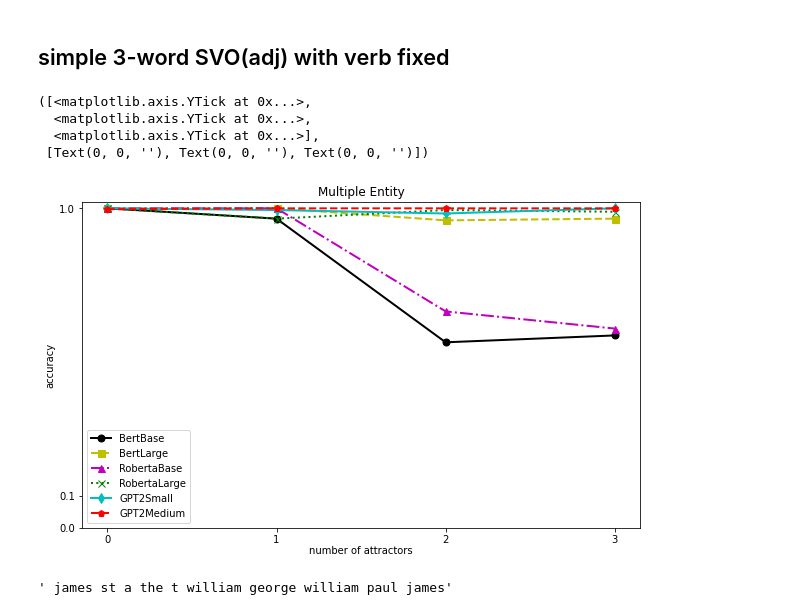
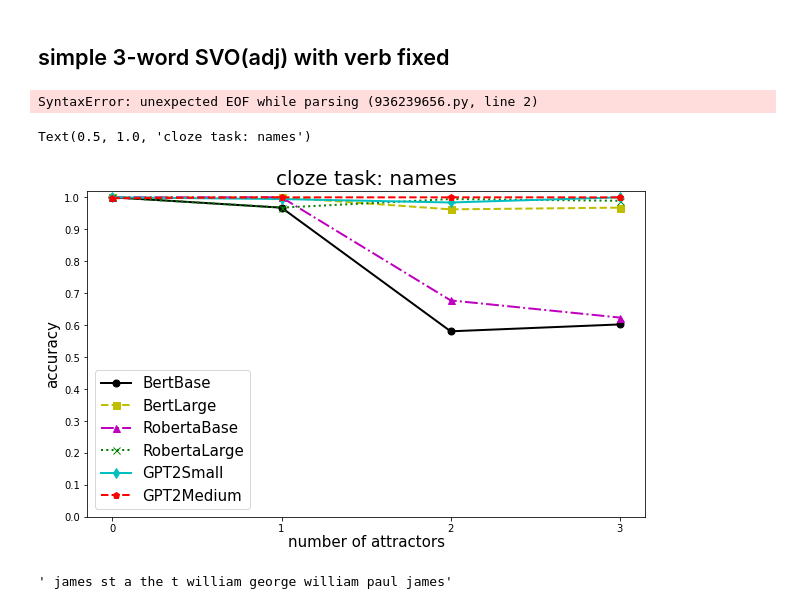
Before and after one commit to harry-tian/nlp_project_STON, a Jupyter notebook: gen_cloze.ipynb, the cells around one changed output. Drawn from its saved outputs; the diff is of its cells as text; code cells hidden in the pictures.

```diff
--- a/gen_cloze.ipynb
+++ b/gen_cloze.ipynb
@@ -20,3 +20,23 @@ import csv
 from collections import Counter
 choice = np.random.choice
 import matplotlib.pyplot as plt
+# %%
+
+male_names = []
+female_names = []
+for row in csv.DictReader(open("raw_data/most_common_female_names.csv")):
+    female_names.append(row['name'])
+for row in csv.DictReader(open("raw_data/most_common_male_names.csv")):
+    male_names.append(row['name'])
+subject_pool = ["his name is","her name is", "my name is", "your name is"]
+his_name, her_name, my_name, your_name = subject_pool[0],subject_pool[1],subject_pool[2],subject_pool[3]
+exclude = ['Ewan', 'Alastair', 'Euan', 'Calum', 'Alasdair', 'Greig', 'Martyn', 'Kieran', 'Kristopher', 'Keiran', 'Ciaran', 'Finlay', 'Arran', 'Keir', 'Kian', 'Lennon', 'Kenzie', 'Alfie', 'Jayden', 'Zak', 'Kayden', 'Kaiden', 'Ruaridh', 'Olly', 'Callan', 'Jaxon', 'Lachlan', 'Arlo', 'Innes', 'Ruairidh', 'Struan', 'Lorna', 'Kirsty', 'Shona', 'Catriona', 'Morag', 'Kirsten', 'Kirsteen', 'Lynsey', 'Aileen', 'Arlene', 'Mhairi', 'Gayle', 'Leanne', 'Lyndsey', 'Lyndsay', 'Charlene', 'Linsey', 'Eilidh', 'Hayley', 'Alana', 'Siobhan', 'Rachael', 'Ashleigh', 'Kayleigh', 'Jemma', 'Linzi', 'Jodie', 'Michaela', 'Sinead', 'Kerri', 'Kirstie', 'Nicolle', 'Rebekah', 'Hollie', 'Chantelle', 'Abbie', 'Niamh', 'Rhiannon', 'Caitlyn', 'Kaitlin', 'Ciara', 'Meghan', 'Lauryn', 'Ailsa', 'Morven', 'Cerys', 'Kiera', 'Freya', 'Zara', 'Orla', 'Keira', 'Neve', 'Abi', 'Abbi', 'Alisha', 'Mya', 'Maisie', 'Imogen', 'Nieve', 'Miley', 'Mollie', 'Laila', 'Mirren', 'Ayla', 'Mila', 'Esme', 'Arianna', 'Thea', 'Ariana', 'Lillie', 'Hallie', 'Aila', 'Myla', 'Aoife', 'Lottie', 'Lyla', 'Remi', 'Maeve', 'Ayda', 'Arabella']
+exclude.extend(['Iain', 'Graeme', 'Alistair', 'Roderick', 'Gregor', 'Callum', 'Niall', 'Barrie', 'Antony', 'Declan', 'Aidan', 'Rhys', 'Reece', 'Hamish', 'Conner', 'Ronan', 'Aiden', 'Mackenzie', 'Brodie', 'Luca', 'Ollie', 'Reuben', 'Brody', 'Zachary', 'Jax', 'Lyle', 'Finley', 'Myles', 'Gillian', 'Jacqueline', 'Lesley', 'Pauline', 'Lorraine', 'Tracey', 'Lynne', 'Yvonne', 'Joanne', 'Gail', 'Joanna', 'Maureen', 'Mandy', 'Jillian', 'Vicky', 'Stacey', 'Gemma', 'Kimberley', 'Adele', 'Kylie', 'Robyn', 'Caitlin', 'Aimee', 'Cara', 'Demi', 'Bethany', 'Toni', 'Abigail', 'Iona', 'Isla', 'Kelsey', 'Carla', 'Kaitlyn', 'Jasmine', 'Skye', 'Rosie', 'Kayla', 'Elle', 'Ella', 'Millie', 'Ava', 'Evie', 'Alyssa', 'Poppy', 'Isabella', 'Charley', 'Layla', 'Libby', 'Lexi', 'Amelie', 'Phoebe', 'Lexie', 'Lucie', 'Sienna', 'Gracie', 'Rowan', 'Sofia', 'Lacey', 'Emilia', 'Lola', 'Darcy', 'Aria', 'Matilda', 'Elsie', 'Georgie', 'Sadie', 'Arya', 'Callie', 'Penelope', 'Cora', 'Evelyn', 'Alba'])
+for word in exclude:
+    try:  male_names.remove(word)
+    except ValueError as e: pass
+    try:  female_names.remove(word)
+    except ValueError as e: pass
+
+all_names = male_names + female_names
+n = len(male_names)
@@ -53,23 +95,39 @@ legend = ["BertBase", "BertLarge", "RobertaBase","RobertaLarge","GPT2Small","GPT
 color_list = ['k','y','m','g','c','r','b','lime']
 marker_list = ['o','s','^','x','d','p','*','8']
 linestyle_list = ['solid','dashed','dashdot','dotted','solid','dashed','dashdot','dotted']
+# %%
+try:
+    legend.remove("1")
+except ValueError as e:
+    print(1)
+# %% [output]
+SyntaxError: unexpected EOF while parsing (936239656.py, line 2)
+# %%
+
+SMALL_SIZE = 10
+MEDIUM_SIZE = 15
+BIGGER_SIZE = 20
+plt.rc('font', size=SMALL_SIZE)          # controls default text sizes
+plt.rc('axes', titlesize=BIGGER_SIZE)     # fontsize of the axes title
+plt.rc('axes', labelsize=MEDIUM_SIZE)    # fontsize of the x and y labels
+plt.rc('xtick', labelsize=SMALL_SIZE)    # fontsize of the tick labels
+plt.rc('ytick', labelsize=SMALL_SIZE)    # fontsize of the tick labels
+plt.rc('legend', fontsize=MEDIUM_SIZE)    # legend fontsize
+plt.rc('figure', titlesize=BIGGER_SIZE)  # fontsize of the figure title
 # %%
 plt.figure(figsize=(10,6))
 for i, val in enumerate(results.values()):
     plt.plot(val,linewidth=2.0, color=color_list[i],
 		markersize=7,linestyle=linestyle_list[i],label=model,marker=marker_list[i])
 plt.xticks([0,1,2,3])
-plt.yticks([0,1,0.1])
+plt.yticks(np.arange(0,1.1,0.1))
 plt.legend(legend)
 plt.xlabel('number of attractors', labelpad=1)
 plt.ylabel('accuracy')
 plt.title("cloze task: names")
 # %% [output]
-([<matplotlib.axis.YTick at 0x...>,
-  <matplotlib.axis.YTick at 0x...>,
-  <matplotlib.axis.YTick at 0x...>],
- [Text(0, 0, ''), Text(0, 0, ''), Text(0, 0, '')])
+Text(0.5, 1.0, 'cloze task: names')
-[figure, old version]
+[figure, new version]
 # %%
 def name_1(male_names, female_names, subject_pool):
     sentences = []
```
Also changed, not shown: parts of 2 cells of this notebook, 24 other files.
